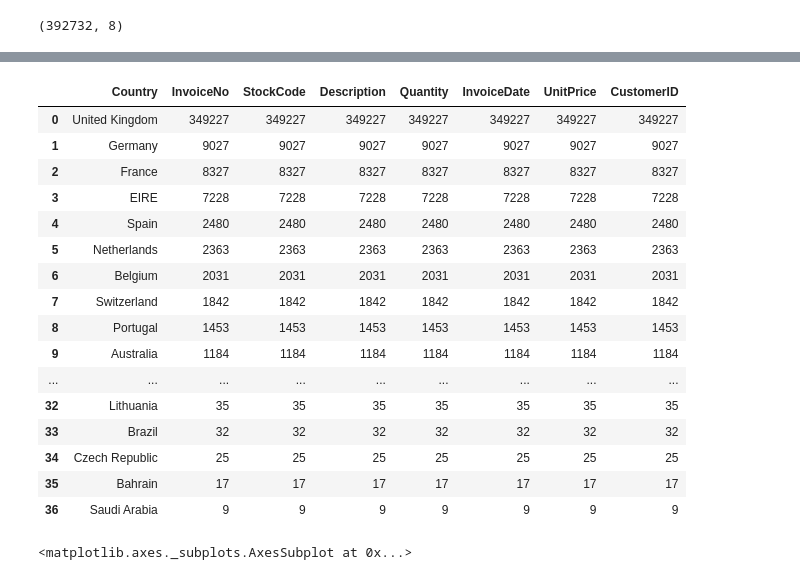
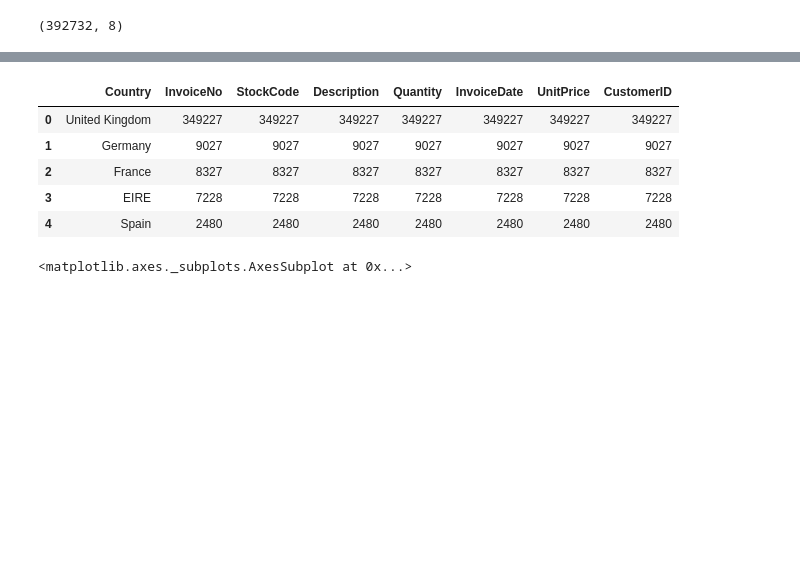
Before and after one commit to tejaswaroop2310/Customer-Segmentation, a Jupyter notebook: Onlinf_Retail_Customer_Segmentation.ipynb, the cells around one changed output, grey strips where cells are left out. Saved outputs shown, nothing was run; the diff lists cells and outputs as text; code cells hidden in the pictures; blank space fills up the shorter version.

```diff
--- a/Onlinf_Retail_Customer_Segmentation.ipynb
+++ b/Onlinf_Retail_Customer_Segmentation.ipynb
@@ -195,23 +186,13 @@ country_df
 # %%
-country_df.sort_values('InvoiceNo', ignore_index=True, ascending=False, inplace=True)
+#sort values based on count of InvoiceN0
+country.sort_values('InvoiceNo', ignore_index=True, ascending=False, inplace=True)
-# %%
-country_df
-# %% [output]
-|  | Country | InvoiceNo | StockCode | Description | Quantity | InvoiceDate | UnitPrice | CustomerID |
-| 0 | United Kingdom | 349227 | 349227 | 349227 | 349227 | 349227 | 349227 | 349227 |
-| 1 | Germany | 9027 | 9027 | 9027 | 9027 | 9027 | 9027 | 9027 |
-| 2 | France | 8327 | 8327 | 8327 | 8327 | 8327 | 8327 | 8327 |
-| 3 | EIRE | 7228 | 7228 | 7228 | 7228 | 7228 | 7228 | 7228 |
-| 4 | Spain | 2480 | 2480 | 2480 | 2480 | 2480 | 2480 | 2480 |
-| 5 | Netherlands | 2363 | 2363 | 2363 | 2363 | 2363 | 2363 | 2363 |
-| 6 | Belgium | 2031 | 2031 | 2031 | 2031 | 2031 | 2031 | 2031 |
-| 7 | Switzerland | 1842 | 1842 | 1842 | 1842 | 1842 | 1842 | 1842 |
-| 8 | Portugal | 1453 | 1453 | 1453 | 1453 | 1453 | 1453 | 1453 |
-| 9 | Australia | 1184 | 1184 | 1184 | 1184 | 1184 | 1184 | 1184 |
-| ... | ... | ... | ... | ... | ... | ... | ... | ... |
-| 32 | Lithuania | 35 | 35 | 35 | 35 | 35 | 35 | 35 |
-| 33 | Brazil | 32 | 32 | 32 | 32 | 32 | 32 | 32 |
-| 34 | Czech Republic | 25 | 25 | 25 | 25 | 25 | 25 | 25 |
-| 35 | Bahrain | 17 | 17 | 17 | 17 | 17 | 17 | 17 |
-| 36 | Saudi Arabia | 9 | 9 | 9 | 9 | 9 | 9 | 9 |
+# %%
+country.head()
+# %% [output]
+|  | Country | InvoiceNo | StockCode | Description | Quantity | InvoiceDate | UnitPrice | CustomerID |
+| 0 | United Kingdom | 349227 | 349227 | 349227 | 349227 | 349227 | 349227 | 349227 |
+| 1 | Germany | 9027 | 9027 | 9027 | 9027 | 9027 | 9027 | 9027 |
+| 2 | France | 8327 | 8327 | 8327 | 8327 | 8327 | 8327 | 8327 |
+| 3 | EIRE | 7228 | 7228 | 7228 | 7228 | 7228 | 7228 | 7228 |
+| 4 | Spain | 2480 | 2480 | 2480 | 2480 | 2480 | 2480 | 2480 |
 # %%
```
Also changed, not shown: parts of 59 cells of this notebook.
